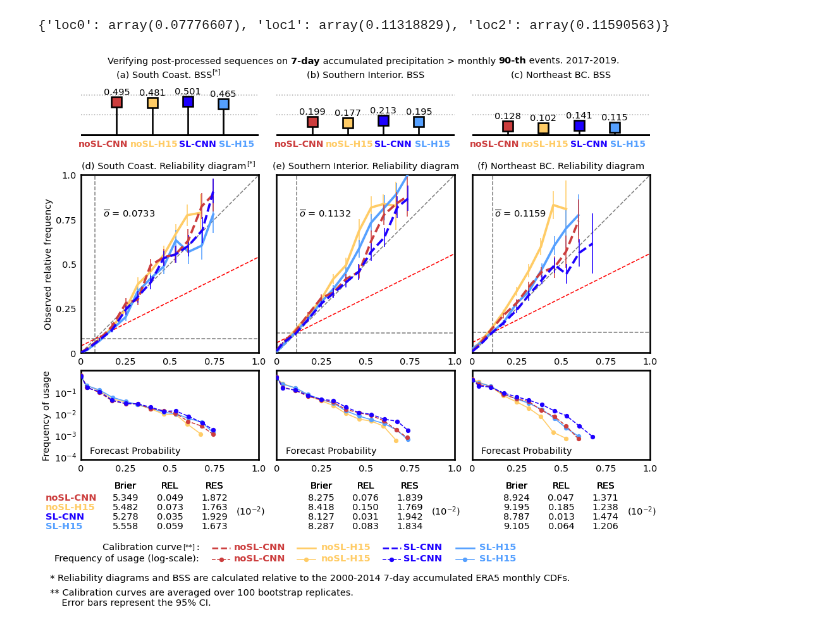
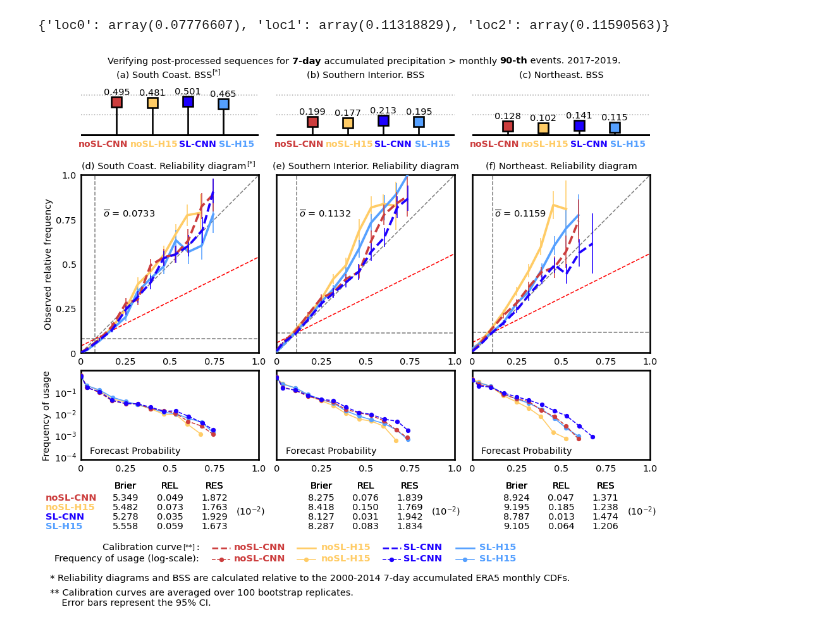
Before and after one commit to yingkaisha/rainbow, a Jupyter notebook: publish/PLOT_accum_reliability_diagram_BCH.ipynb, the cells around one changed output. Cells and saved outputs as stored; diff of their text form; code cells hidden in the pictures.

```diff
--- a/publish/PLOT_accum_reliability_diagram_BCH.ipynb
+++ b/publish/PLOT_accum_reliability_diagram_BCH.ipynb
@@ -465,11 +465,11 @@ YTICKS_bs = np.array([0.0, 0.3, 0.6])
 
 titles_bs = ['(a) South Coast. BSS    ',
              '(b) Southern Interior. BSS',
-             '(c) Northeast BC. BSS']
+             '(c) Northeast. BSS']
 
 titles_re = ['(d) South Coast. Reliability diagram    ',
              '(e) Southern Interior. Reliability diagram',
-             '(f) Northeast BC. Reliability diagram']
+             '(f) Northeast. Reliability diagram']
 
 for i, key in enumerate(['loc0', 'loc1', 'loc2']):
 
@@ -535,7 +535,7 @@ AX_re[2].text(0.125, 0.75, '$\overline{o}$ = 0.1159', ha='left', va='bottom', fo
 ax_t1 = fig.add_axes([0.5*(3.2-2.9)/3.2, 1.0, (2.9/3.2), 0.025])
 ax_t1.set_axis_off()
 handle_title += gu.string_partial_format(fig, ax_t1, 0, 1.0, 'left', 'top',
-                                         ['Verifying post-processed sequences on ', '7-day',
+                                         ['Verifying post-processed sequences for ', '7-day',
                                           ' accumulated precipitation > monthly ', '90-th', ' events. 2017-2019.'],
                                          ['k',]*5, [14,]*5, ['normal', 'bold', 'normal', 'bold', 'normal'])
 
@@ -616,31 +616,31 @@ ax_lg1.text(0.875, 0.9, 'SL-H15', ha='left', va='top', fontsize=14, fontweight='
 
 ax_lg2.text(0.1, 0.9, 'noSL-CNN', ha='left', va='top', fontsize=14, fontweight='bold',
             color=KW['bcnn']['color'], transform=ax_lg2.transAxes)
 ax_lg2.text(0.375, 0.9, 'noSL-H15', ha='left', va='top', fontsize=14, fontweight='bold',
             color=KW['base']['color'], transform=ax_lg2.transAxes)
 ax_lg2.text(0.635, 0.9, 'SL-CNN', ha='left', va='top', fontsize=14, fontweight='bold',
             color=KW['scnn']['color'], transform=ax_lg2.transAxes)
 ax_lg2.text(0.875, 0.9, 'SL-H15', ha='left', va='top', fontsize=14, fontweight='bold',
             color=KW['sl']['color'], transform=ax_lg2.transAxes)
 
 ax_lw1.set_axis_off()
 ax_lg1.set_axis_off()
 ax_lw2.set_axis_off()
 ax_lg2.set_axis_off()
 
 ax_w1 = fig.add_axes([-0.055, -0.104+0.0134, 1.065, 0.0193])
 ax_w1.set_axis_off()
 ax_w1.text(0, 1,
            '* Reliability diagrams and BSS are calculated relative to the 2000-2014 7-day accumulated ERA5 monthly CDFs.',
            ha='left', va='top', fontsize=14, transform=ax_w1.transAxes);
 
 ax_w2 = fig.add_axes([-0.055, -0.155+0.0134, 1.065, 0.0388])
 ax_w2.set_axis_off()
 ax_w2.text(0, 1, '** Calibration curves are averaged over 100 bootstrap replicates.\n    Error bars represent the 95% CI.',
           ha='left', va='top', fontsize=14, transform=ax_w2.transAxes);
 
 if need_publish:
     # Save figure
     fig.savefig(fig_dir+'AnEn_BCH_Calib_accum_d7.png', format='png', **fig_keys)
 # %% [output]
-[figure, old version]
+[figure, new version]
```
Also changed, not shown: 3 other files.
